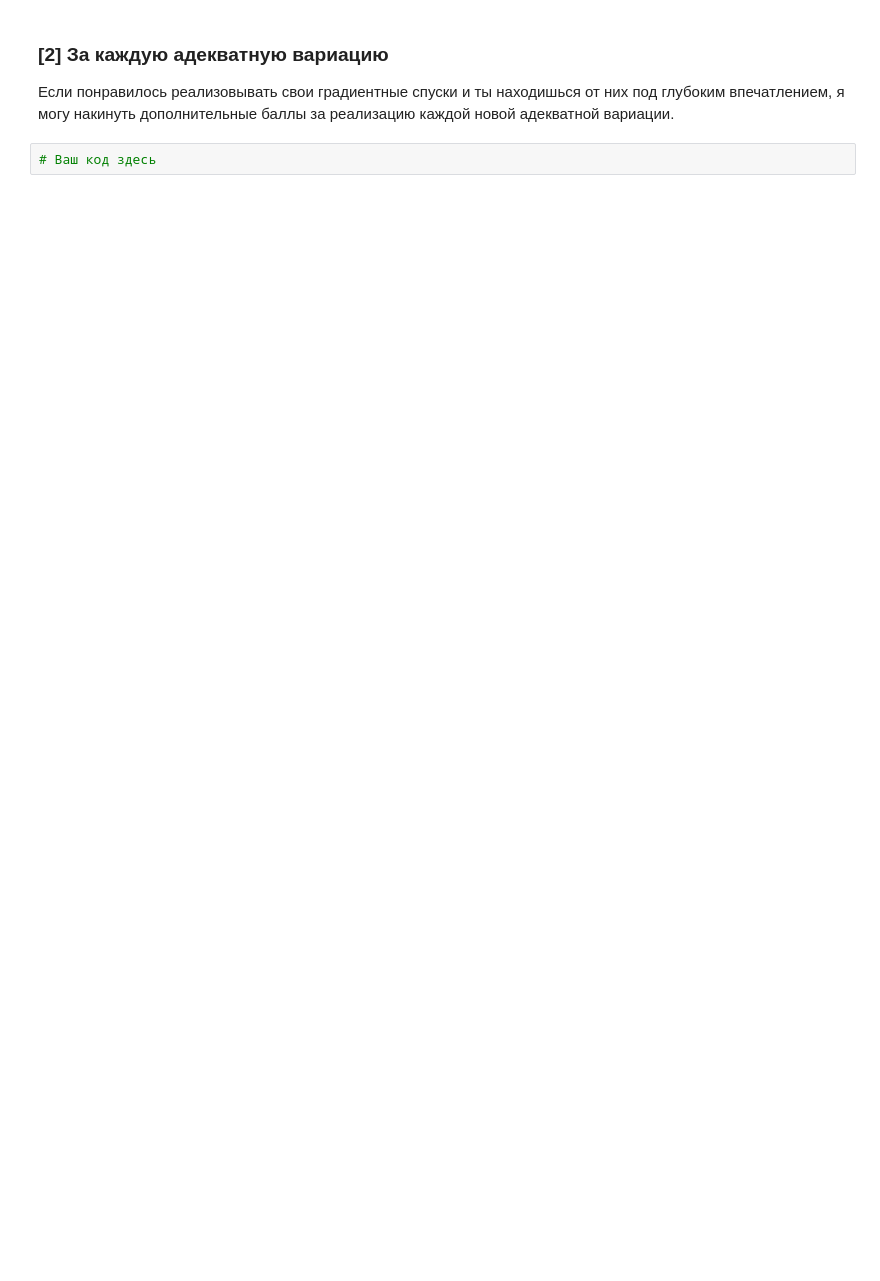
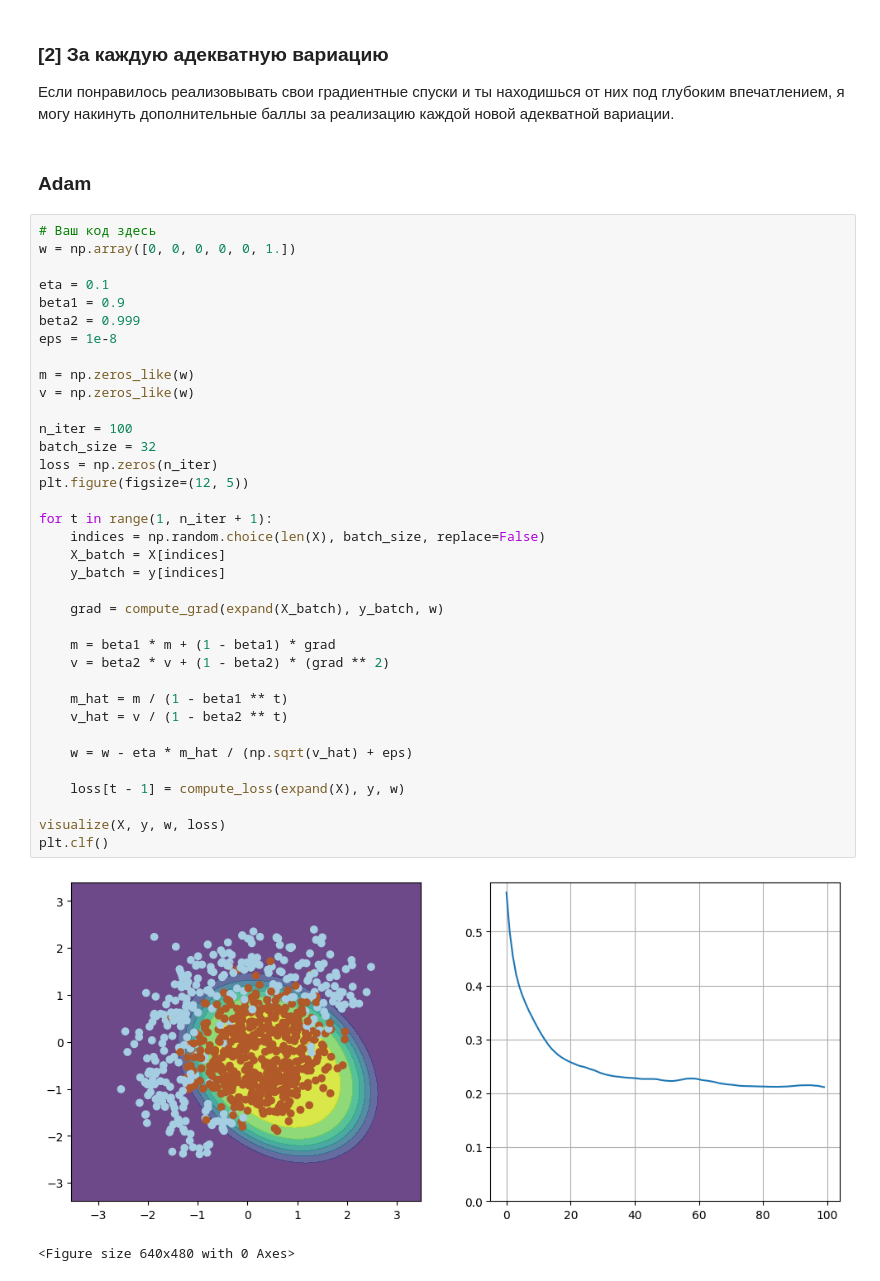
Before and after one commit to Reveqqq/ML, a Jupyter notebook: AI/2/HW2_gradient.ipynb, the cells around one changed output. Cells and saved outputs as stored; diff of their text form; blank space fills up the shorter version.

```diff
--- a/AI/2/HW2_gradient.ipynb
+++ b/AI/2/HW2_gradient.ipynb
@@ -249,5 +307,44 @@ plt.clf()
 ### [2] За каждую адекватную вариацию
 
 Если понравилось реализовывать свои градиентные спуски и ты находишься от них под глубоким впечатлением, я могу накинуть дополнительные баллы за реализацию каждой новой адекватной вариации.
-# %%
-# Ваш код здесь
+# %% [markdown]
+### Adam
+# %%
+# Ваш код здесь
+w = np.array([0, 0, 0, 0, 0, 1.])
+
+eta = 0.1
+beta1 = 0.9
+beta2 = 0.999
+eps = 1e-8
+
+m = np.zeros_like(w)
+v = np.zeros_like(w)
+
+n_iter = 100
+batch_size = 32
+loss = np.zeros(n_iter)
+plt.figure(figsize=(12, 5))
+
+for t in range(1, n_iter + 1):
+    indices = np.random.choice(len(X), batch_size, replace=False)
+    X_batch = X[indices]
+    y_batch = y[indices]
+
+    grad = compute_grad(expand(X_batch), y_batch, w)
+
+    m = beta1 * m + (1 - beta1) * grad
+    v = beta2 * v + (1 - beta2) * (grad ** 2)
+
+    m_hat = m / (1 - beta1 ** t)
+    v_hat = v / (1 - beta2 ** t)
+
+    w = w - eta * m_hat / (np.sqrt(v_hat) + eps)
+
+    loss[t - 1] = compute_loss(expand(X), y, w)
+
+visualize(X, y, w, loss)
+plt.clf()
+# %% [output]
+[figure, added]
+<Figure size 640x480 with 0 Axes>
```
Also changed, not shown: parts of 8 cells of this notebook, 1 other file.
